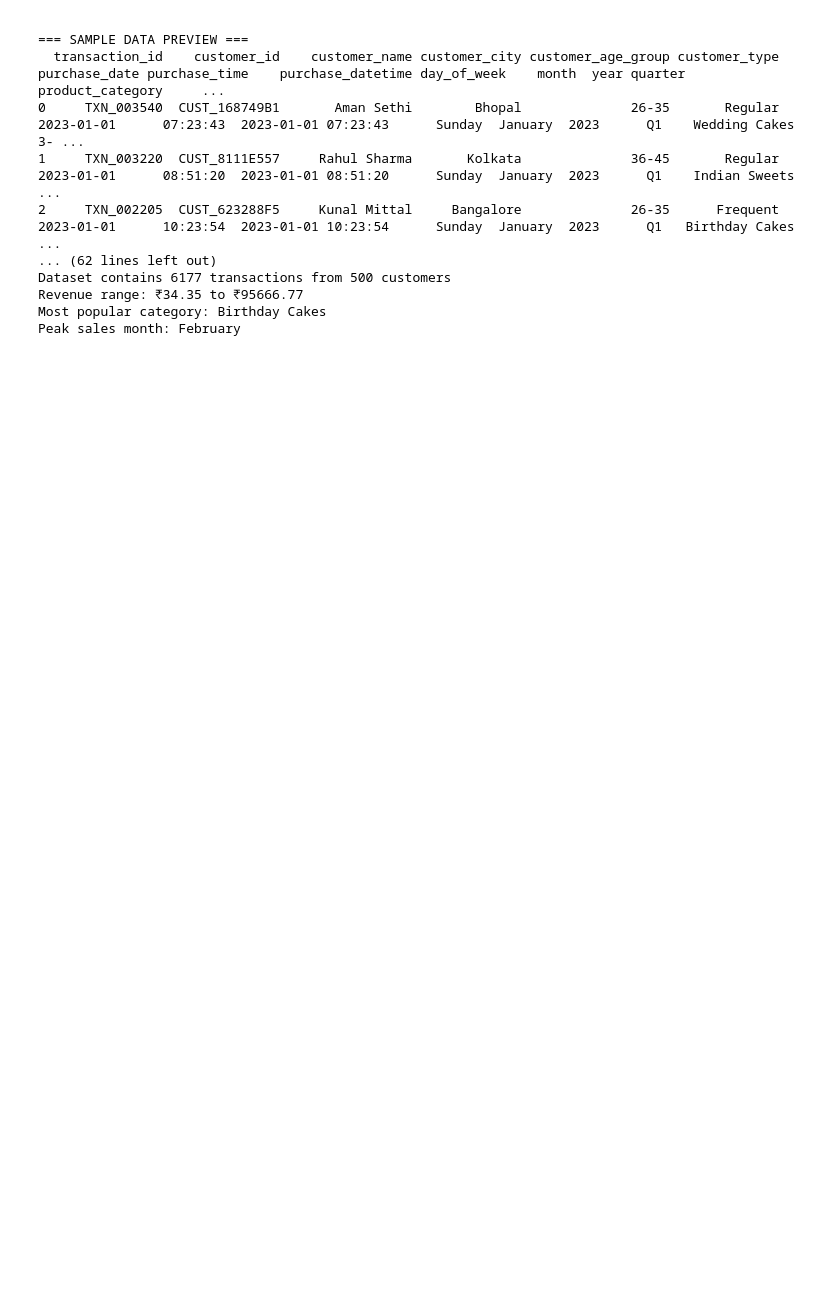
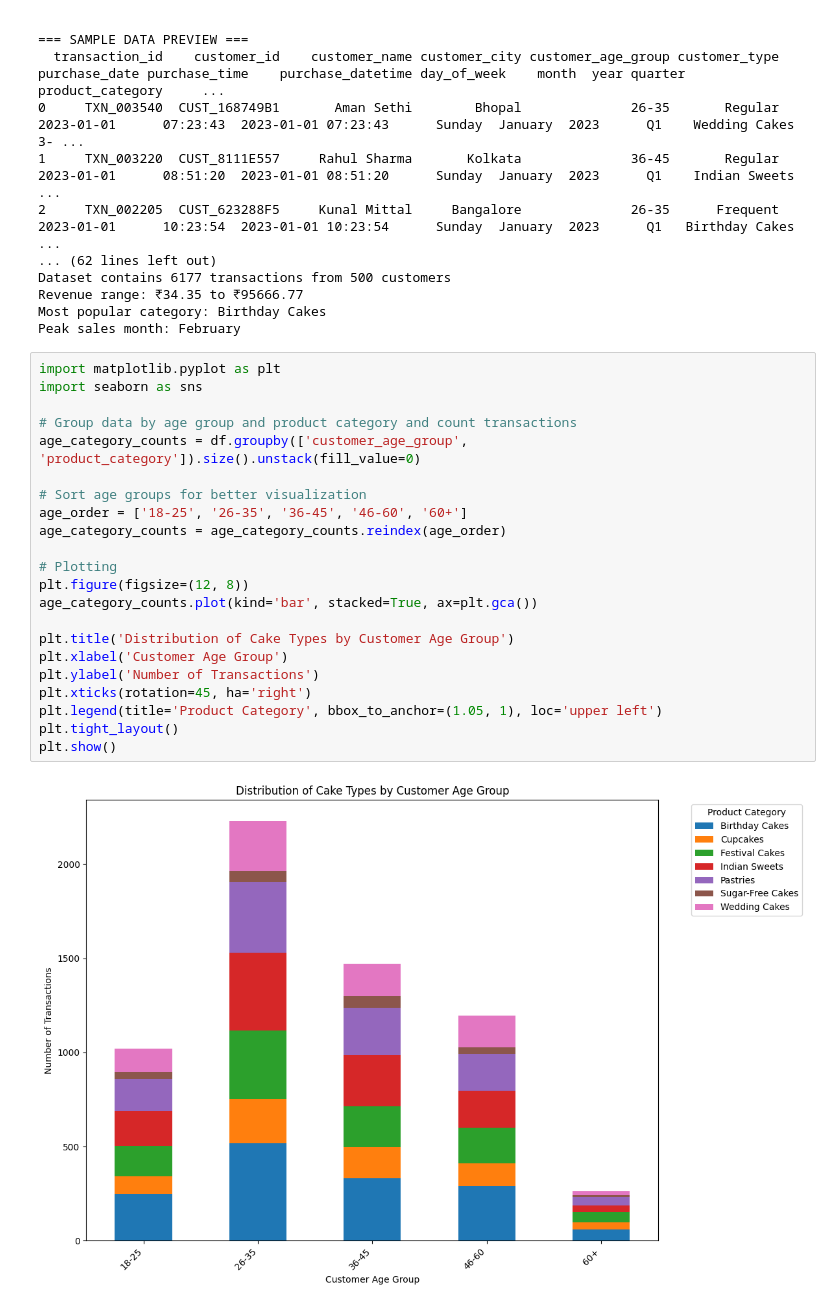
Before and after one commit to GauriG7/Gauri_practice, a Jupyter notebook: CaketrendIndia.ipynb, the cells around one changed output. Saved outputs shown, nothing was run; the diff lists cells and outputs as text; blank space fills up the shorter version.

```diff
--- a/CaketrendIndia.ipynb
+++ b/CaketrendIndia.ipynb
@@ -330,3 +330,27 @@ Dataset contains 6177 transactions from 500 customers
 Revenue range: ₹34.35 to ₹95666.77
 Most popular category: Birthday Cakes
 Peak sales month: February
+# %%
+import matplotlib.pyplot as plt
+import seaborn as sns
+
+# Group data by age group and product category and count transactions
+age_category_counts = df.groupby(['customer_age_group', 'product_category']).size().unstack(fill_value=0)
+
+# Sort age groups for better visualization
+age_order = ['18-25', '26-35', '36-45', '46-60', '60+']
+age_category_counts = age_category_counts.reindex(age_order)
+
+# Plotting
+plt.figure(figsize=(12, 8))
+age_category_counts.plot(kind='bar', stacked=True, ax=plt.gca())
+
+plt.title('Distribution of Cake Types by Customer Age Group')
+plt.xlabel('Customer Age Group')
+plt.ylabel('Number of Transactions')
+plt.xticks(rotation=45, ha='right')
+plt.legend(title='Product Category', bbox_to_anchor=(1.05, 1), loc='upper left')
+plt.tight_layout()
+plt.show()
+# %% [output]
+[figure, added]
```
Also changed, not shown: parts of 1 cell of this notebook.
